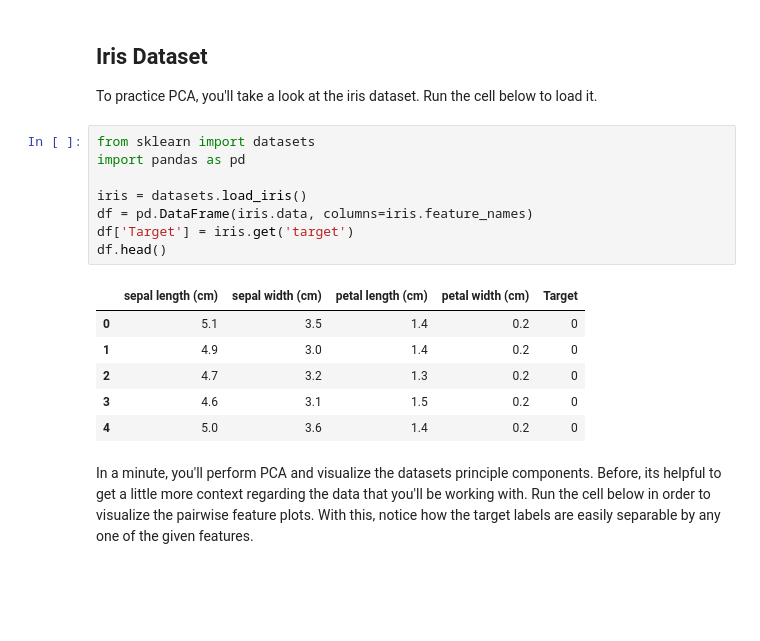
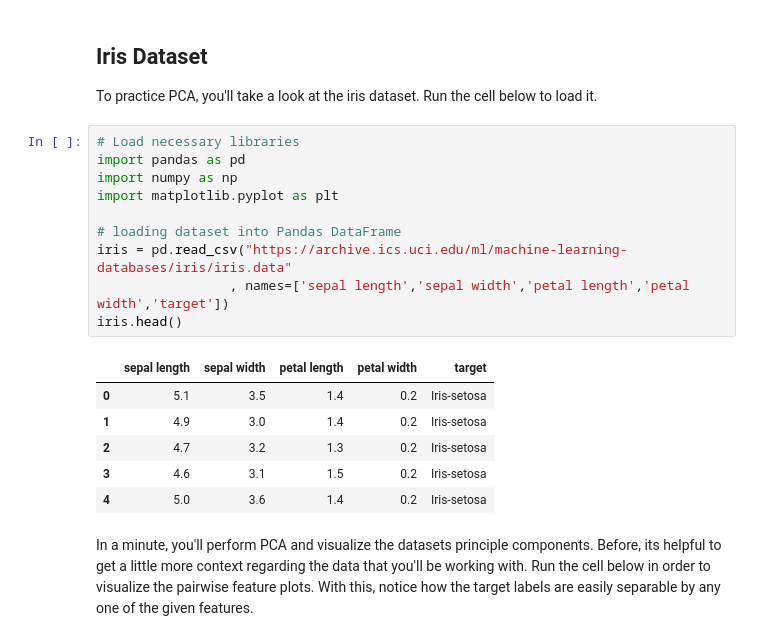
Before and after one commit to ColinFangshu/dsc-pca-in-scikitlearn-lab-seattle-ds-career-051319, a Jupyter notebook: index.ipynb, the cells around one changed output. Saved outputs shown, nothing was run; the diff lists cells and outputs as text; blank space fills up the shorter version.

Commit message:
Automatically backed up by Learn

```diff
--- a/index.ipynb
+++ b/index.ipynb
@@ -16,21 +16,23 @@ You will be able to:
 ## Iris Dataset
 
 To practice PCA, you'll take a look at the iris dataset. Run the cell below to load it.
-# %%
-from sklearn import datasets
-import pandas as pd
-
-iris = datasets.load_iris()
-df = pd.DataFrame(iris.data, columns=iris.feature_names)
-df['Target'] = iris.get('target')
-df.head()
-# %% [output]
-|  | sepal length (cm) | sepal width (cm) | petal length (cm) | petal width (cm) | Target |
-| 0 | 5.1 | 3.5 | 1.4 | 0.2 | 0 |
-| 1 | 4.9 | 3.0 | 1.4 | 0.2 | 0 |
-| 2 | 4.7 | 3.2 | 1.3 | 0.2 | 0 |
-| 3 | 4.6 | 3.1 | 1.5 | 0.2 | 0 |
-| 4 | 5.0 | 3.6 | 1.4 | 0.2 | 0 |
+# %%
+# Load necessary libraries
+import pandas as pd
+import numpy as np
+import matplotlib.pyplot as plt
+
+# loading dataset into Pandas DataFrame
+iris = pd.read_csv("https://archive.ics.uci.edu/ml/machine-learning-databases/iris/iris.data"
+                 , names=['sepal length','sepal width','petal length','petal width','target'])
+iris.head()
+# %% [output]
+|  | sepal length | sepal width | petal length | petal width | target |
+| 0 | 5.1 | 3.5 | 1.4 | 0.2 | Iris-setosa |
+| 1 | 4.9 | 3.0 | 1.4 | 0.2 | Iris-setosa |
+| 2 | 4.7 | 3.2 | 1.3 | 0.2 | Iris-setosa |
+| 3 | 4.6 | 3.1 | 1.5 | 0.2 | Iris-setosa |
+| 4 | 5.0 | 3.6 | 1.4 | 0.2 | Iris-setosa |
 # %% [markdown]
 In a minute, you'll perform PCA and visualize the datasets principle components. Before, its helpful to get a little more context regarding the data that you'll be working with. Run the cell below in order to visualize the pairwise feature plots. With this, notice how the target labels are easily separable by any one of the given features.
 # %%
```
Also changed, not shown: parts of 1 cell of this notebook.
